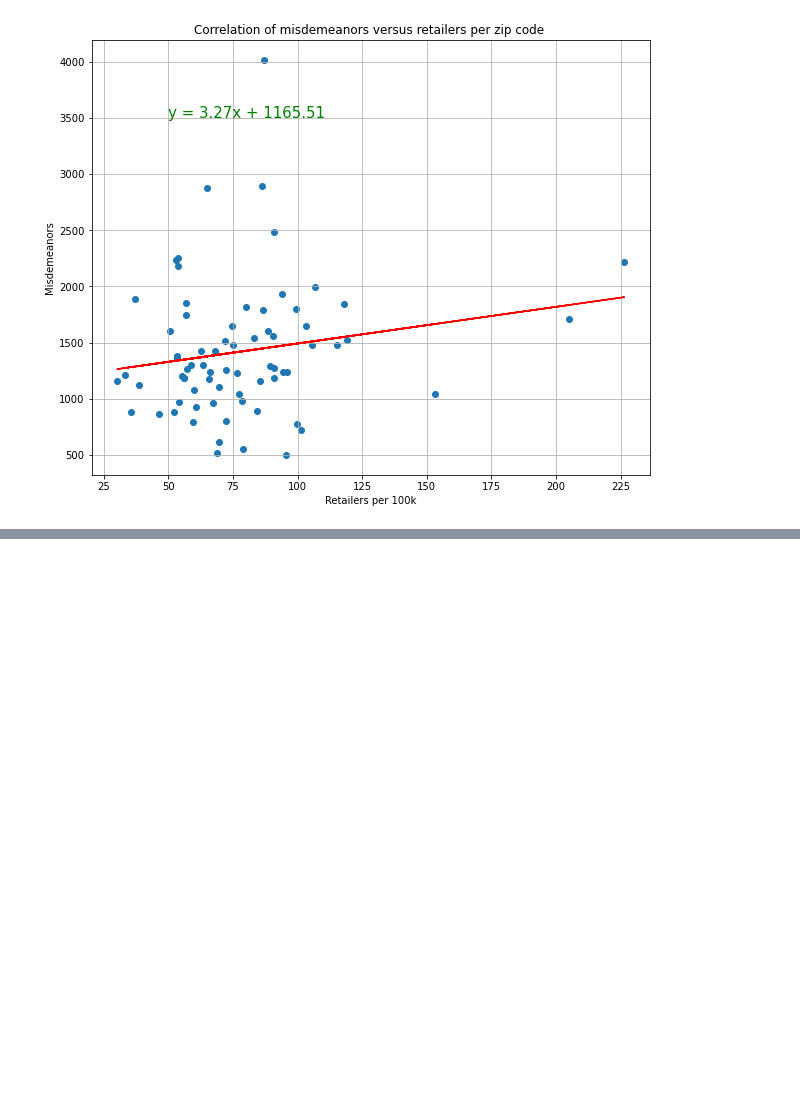
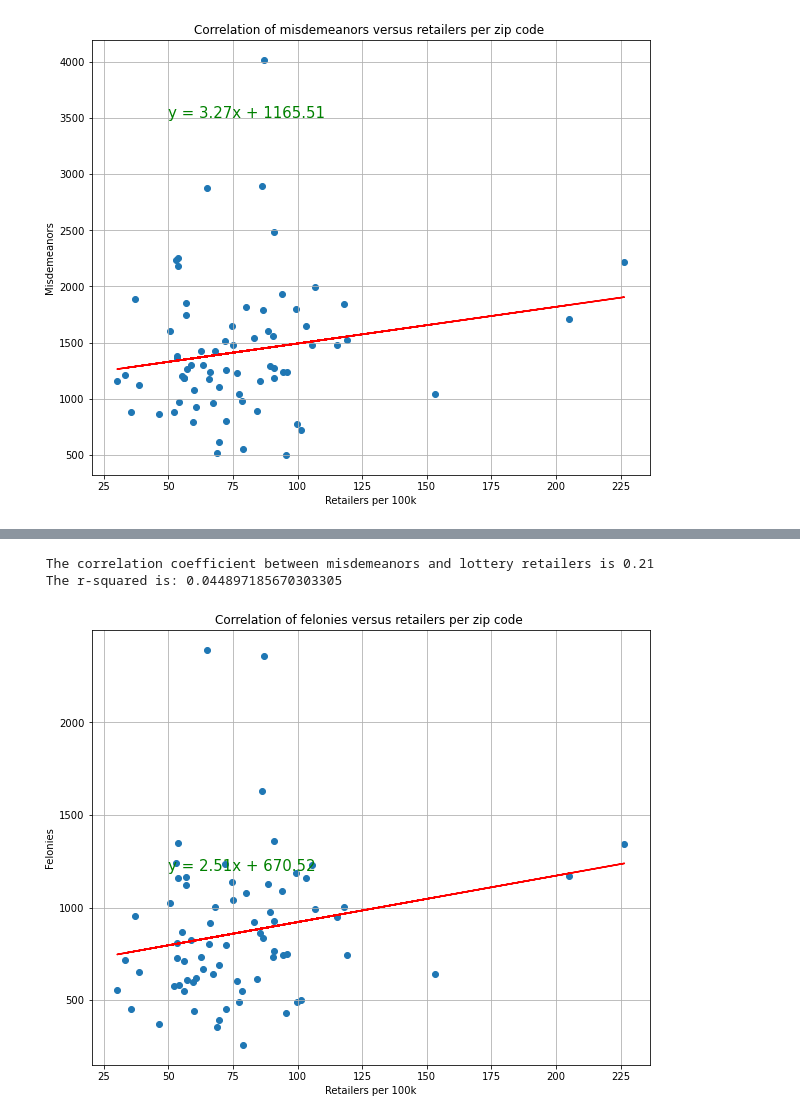
Before and after one commit to Auburn9698/project_work, a Jupyter notebook: nyc_crime_by_zip.ipynb, the cells around one changed output, grey strips where cells are left out. Saved outputs shown, nothing was run; the diff lists cells and outputs as text; code cells hidden in the pictures; blank space fills up the shorter version.

Commit message:
Draft through 3rd correlation
Draft through 3rd correlation

```diff
--- a/nyc_crime_by_zip.ipynb
+++ b/nyc_crime_by_zip.ipynb
@@ -643,0 +555,3 @@ felonies
+# %%
+felonies = felonies.rename(columns = {"index": "Zip", "Zip": "Felonies"})
+felonies.head()
@@ -643,0 +565,3 @@ felonies
+# %%
+felonies_merge = pd.merge(felonies, retailer_df, on="Zip", how = "left")
+felonies_merge.head(10)
@@ -643,0 +580,24 @@ felonies
+# %%
+felonies_per_zip = felonies_merge["Felonies"]
+retailers_per_zip = felonies_merge["Retailer per 100k"]
+
+plt.figure(figsize = (10, 8))
+x_values = retailers_per_zip
+y_values = felonies_per_zip
+(slope, intercept, rvalue, pvalue, stderr) = linregress(x_values, y_values)
+regress_values = x_values * slope + intercept
+line_eq = "y = " + str(round(slope,2)) + "x + " + str(round(intercept,2))
+plt.scatter(x_values,y_values)
+plt.plot(x_values,regress_values,"r-")
+plt.annotate(line_eq,(50, 1200),fontsize=15,color="green")
+plt.title("Correlation of felonies versus retailers per zip code ")
+plt.xlabel('Retailers per 100k')
+plt.ylabel('Felonies')
+print(f" The correlation coefficient between misdemeanors and lottery retailers is {round(st.pearsonr(retailers_per_zip, felonies_per_zip)[0],2)}")
+print(f" The r-squared is: {rvalue**2}")
+plt.grid(True)
+plt.show()
+# %% [output]
+ The correlation coefficient between misdemeanors and lottery retailers is 0.21
+ The r-squared is: 0.044897185670303305
+[figure, added]
```
Also changed, not shown: parts of 13 cells of this notebook.
